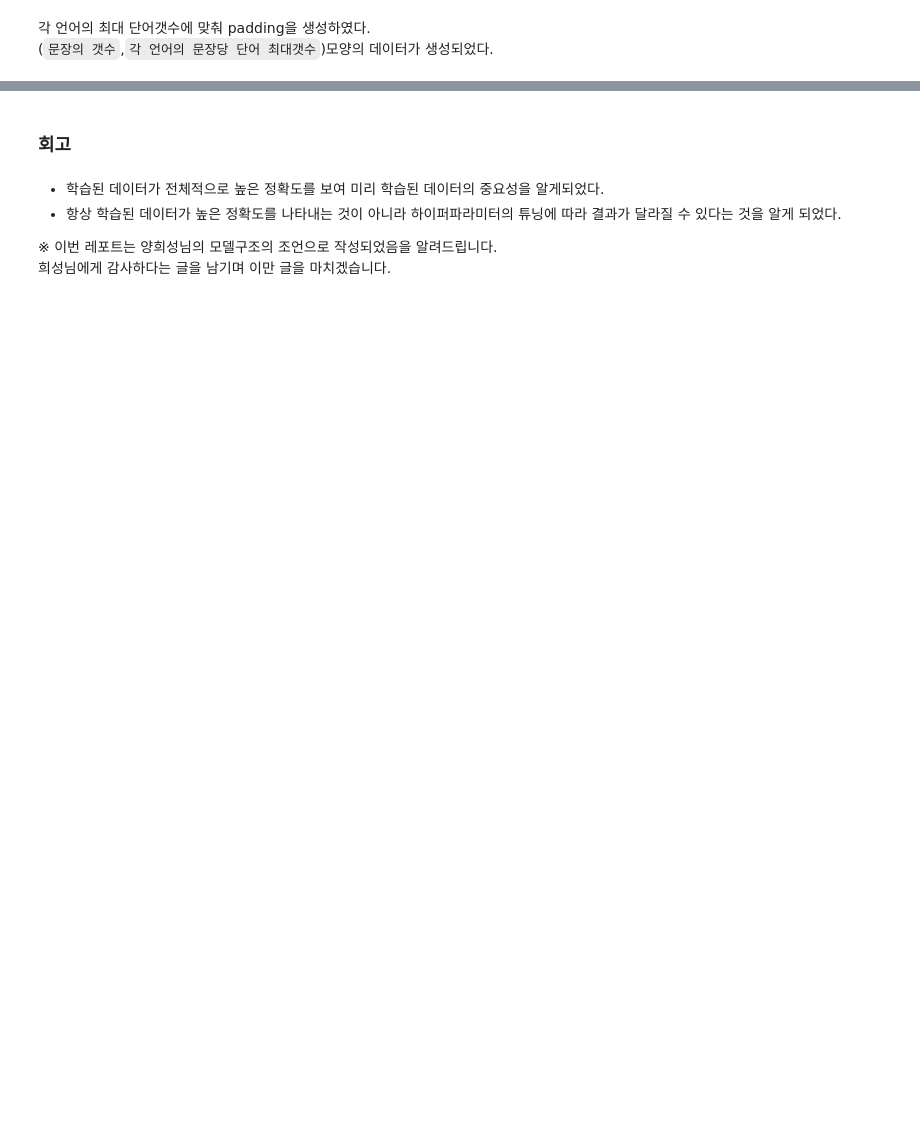
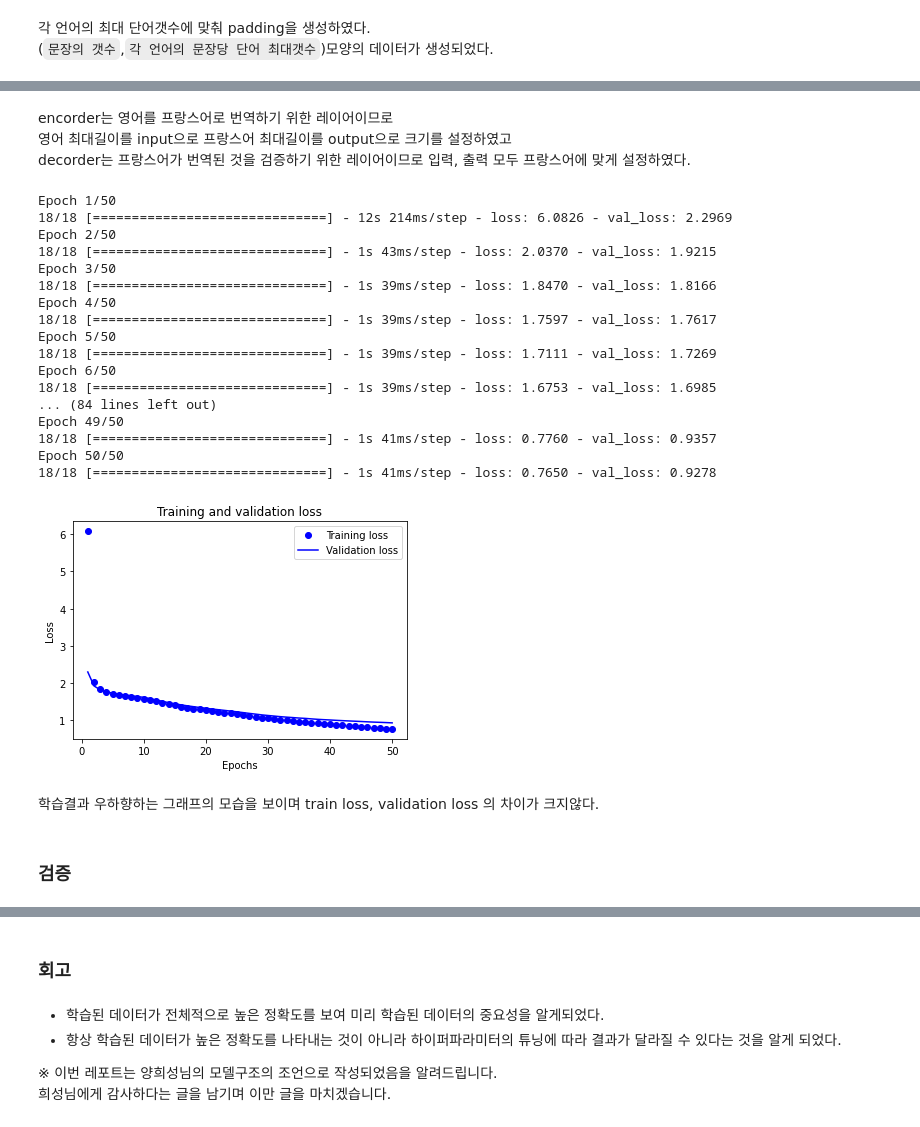
Before and after one commit to hwangsae91/project_so, a Jupyter notebook: exploration/221018/[Exp_10]20221018.ipynb, the cells around one changed output, grey strips where cells are left out. Drawn from its saved outputs; the diff is of its cells as text; code cells hidden in the pictures; blank space fills up the shorter version.

```diff
--- a/exploration/221018/[Exp_10]20221018.ipynb
+++ b/exploration/221018/[Exp_10]20221018.ipynb
@@ -34,12 +36,13 @@ DATA_PATH  = BASE_PATH + "/data/fra.txt" # 사전 기본
 SOS_TOKEN = '<sos>' # 문장 시작토큰
 EOS_TOKEN = '<eos>' # 문장 끝 토큰
 
-MAX_SAMPLE_LEN = 100000 # 최대 단어갯수
+MAX_SAMPLE_LEN = 10000 # 최대 단어갯수
+SPLIT_LEN = 5000 # validate 갯수
 PUNCTUATION_REGEX = r'[...|\!\"\#\$\%\&\'\(\)\*\+\,\-\.\/\:\;\<\=\>\?\@\[\\\]\^\_\`\{\|\}\~]' # 정규화
 FRENCH_WHITESPACE = r'[\xa0\u202f\u2009]' # whitespace 정규화(1/4 whitespace 등의 대응)
 FRENCH_APOSTROPHE = r"’" # 프랑스어 '
 FRENCH_DOUBLE_COMMA = r"'<<|>>'" # 프랑스어 "
-FRENCE_MINUS_REGEX = r"\—" # 프랑스어
+FRENCE_MINUS_REGEX = r"\—" # 프랑스어 -
 
 pad_seq_kwargs = {
     "value":None # 추후 추가예정
@@ -47,7 +50,7 @@ pad_seq_kwargs = {
     , "maxlen":None # 추후 추가예정
 }
 TRAIN_TEST_SPLIT_KWARGS = {
-    "test_size":0.4, "random_state":2022
+    "test_size":0.08, "random_state":2022
 }
 fit_kwargs = {
     "epochs":15 # epoch 횟수
@@ -436,0 +167,20 @@ early stop의 작동경우에는
+# %%
+encoder_inputs = Input(shape=(None,))
+encoder_embadding = Embedding(eng_vocab_size, max_eng_seq_len)
+encoder_masking = Masking(mask_value=0.0)(encoder_embadding(encoder_inputs))
+encoder_lstm = LSTM(units = max_fra_seq_len, return_state = True)
+encoder_outputs, state_h, state_c = encoder_lstm(encoder_masking)
+encoder_states = [state_h, state_c]
+
+decoder_inputs = Input(shape=(None, ))
+decoder_embadding = Embedding(fra_vocab_size, max_fra_seq_len)
+decoder_masking = Masking(mask_value=0.0)(decoder_embadding(decoder_inputs))
+decoder_lstm = LSTM(units = 256, return_sequences = True, return_state=True)
+decoder_outputs, _, _= decoder_lstm(decoder_masking, initial_state = encoder_states)
+
+decoder_softmax_layer = Dense(fra_vocab_size, activation='softmax')
+decoder_outputs = decoder_softmax_layer(decoder_outputs)
+
+model = Model([encoder_inputs, decoder_inputs], decoder_outputs)
+model.compile(optimizer="adam", loss="sparse_categorical_crossentropy")
+model.summary()
@@ -436,0 +205,42 @@ early stop의 작동경우에는
+# %% [markdown]
+encorder는 영어를 프랑스어로 번역하기 위한 레이어이므로<br>영어 최대길이를 input으로 프랑스어 최대길이를 output으로 크기를 설정하였고<br>decorder는 프랑스어가 번역된 것을 검증하기 위한 레이어이므로 입력, 출력 모두 프랑스어에 맞게 설정하였다.
+# %%
+history_dict = model.fit(x=[encoder_input_train, decoder_input_train], y=decoder_target_train, \
+          validation_data = ([encoder_input_test, decoder_input_test], decoder_target_test),
+          batch_size=512, epochs=50).history
+
+loss = history_dict['loss']
+val_loss = history_dict['val_loss']
+
+epoch = range(1, len(loss) + 1)
+
+plt.plot(epoch, loss, 'bo', label='Training loss')
+plt.plot(epoch, val_loss, 'b', label='Validation loss')
+plt.title('Training and validation loss')
+plt.xlabel('Epochs')
+plt.ylabel('Loss')
+plt.legend()
+plt.show()
+# %% [output]
+Epoch 1/50
+18/18 [==============================] - 12s 214ms/step - loss: 6.0826 - val_loss: 2.2969
+Epoch 2/50
+18/18 [==============================] - 1s 43ms/step - loss: 2.0370 - val_loss: 1.9215
+Epoch 3/50
+18/18 [==============================] - 1s 39ms/step - loss: 1.8470 - val_loss: 1.8166
+Epoch 4/50
+18/18 [==============================] - 1s 39ms/step - loss: 1.7597 - val_loss: 1.7617
+Epoch 5/50
+18/18 [==============================] - 1s 39ms/step - loss: 1.7111 - val_loss: 1.7269
+Epoch 6/50
+18/18 [==============================] - 1s 39ms/step - loss: 1.6753 - val_loss: 1.6985
+... (84 lines left out)
+Epoch 49/50
+18/18 [==============================] - 1s 41ms/step - loss: 0.7760 - val_loss: 0.9357
+Epoch 50/50
+18/18 [==============================] - 1s 41ms/step - loss: 0.7650 - val_loss: 0.9278
+[figure, added]
+# %% [markdown]
+학습결과 우하향하는 그래프의 모습을 보이며 train loss, validation loss 의 차이가 크지않다.
+# %% [markdown]
+### 검증
```
Also changed, not shown: parts of 32 cells of this notebook.
